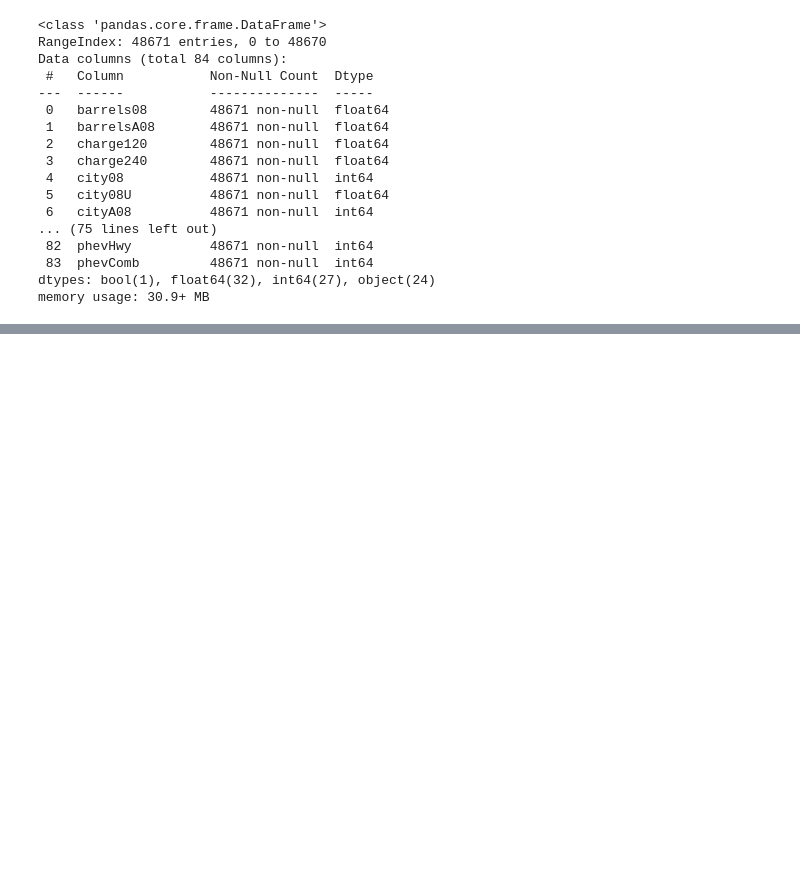
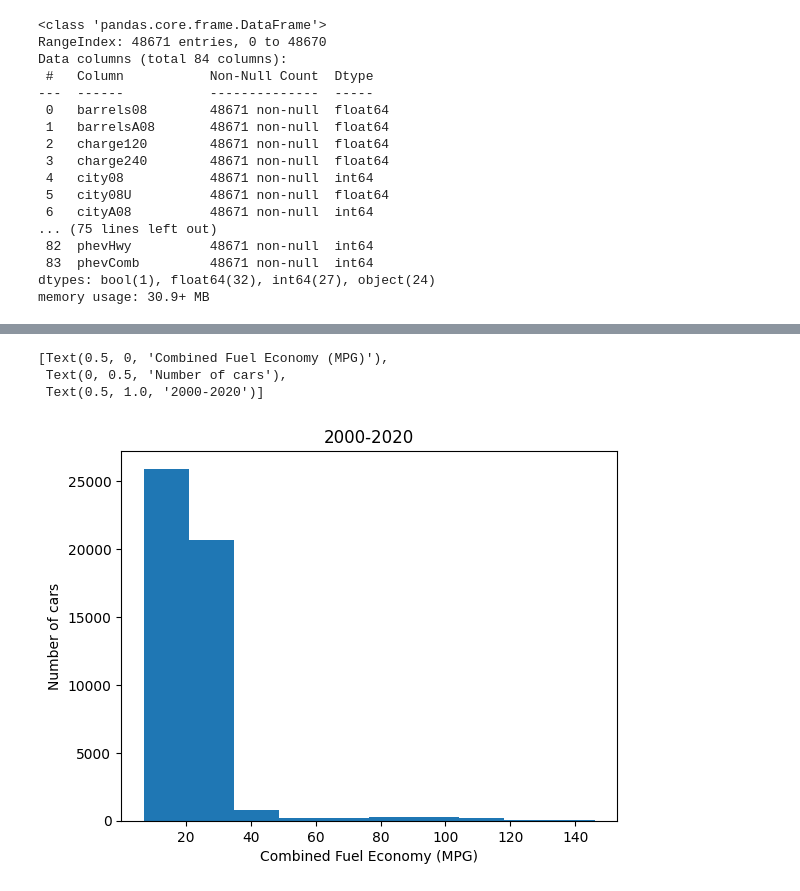
Before and after one commit to pbuller212/python-training, a Jupyter notebook: python-data-visualization/Chapter03.ipynb, the cells around one changed output, grey strips where cells are left out. Cells and saved outputs as stored; diff of their text form; code cells hidden in the pictures; blank space fills up the shorter version.

```diff
--- a/python-data-visualization/Chapter03.ipynb
+++ b/python-data-visualization/Chapter03.ipynb
@@ -44,0 +71,9 @@ memory usage: 30.9+ MB
+# %%
+fig, ax = plt.subplots()
+ax.hist(df['comb08']);
+ax.set(xlabel='Combined Fuel Economy (MPG)', ylabel='Number of cars', title='2000-2020')
+# %% [output]
+[Text(0.5, 0, 'Combined Fuel Economy (MPG)'),
+ Text(0, 0.5, 'Number of cars'),
+ Text(0.5, 1.0, '2000-2020')]
+[figure, added]
```
Also changed, not shown: parts of 16 cells of this notebook.
